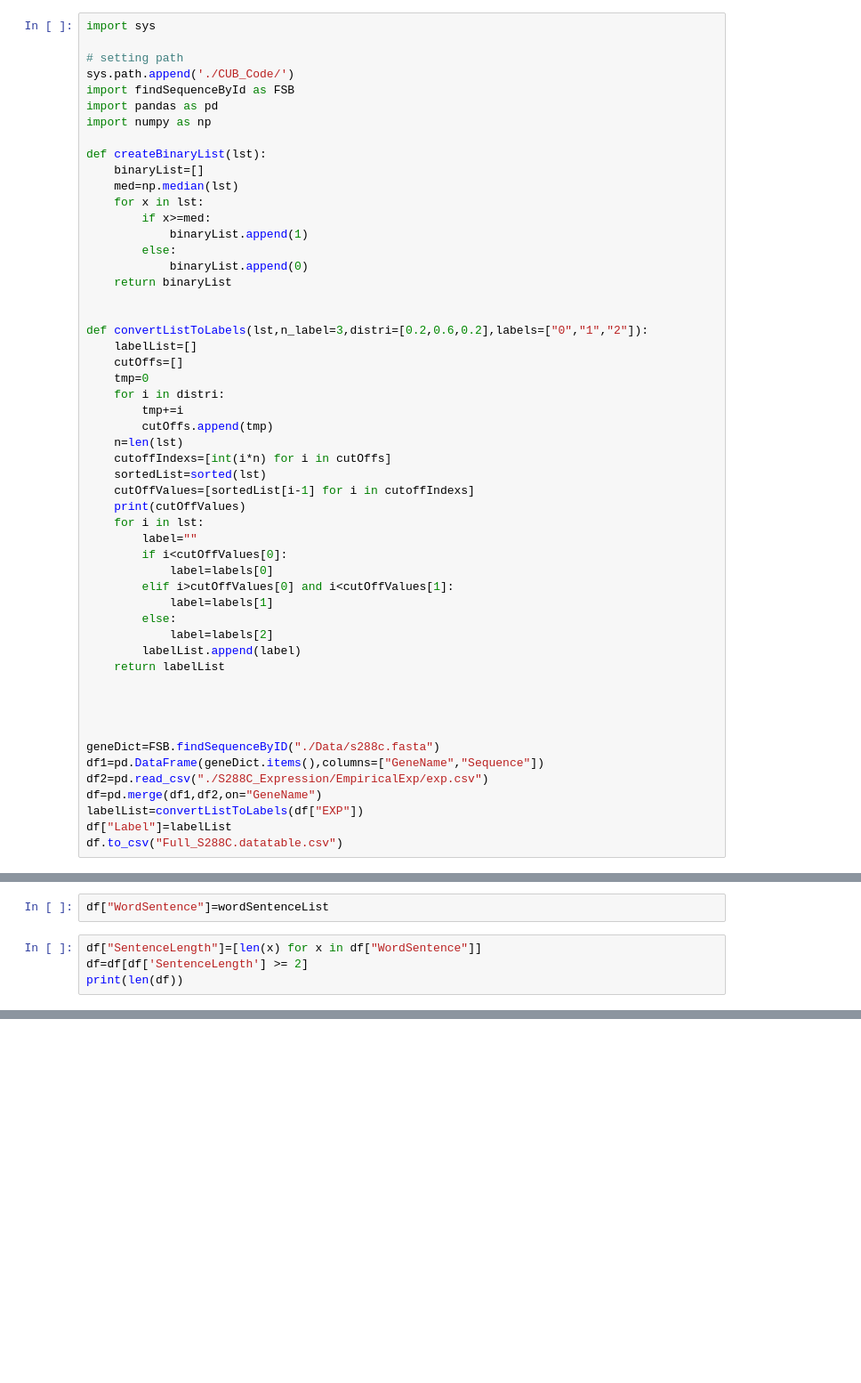
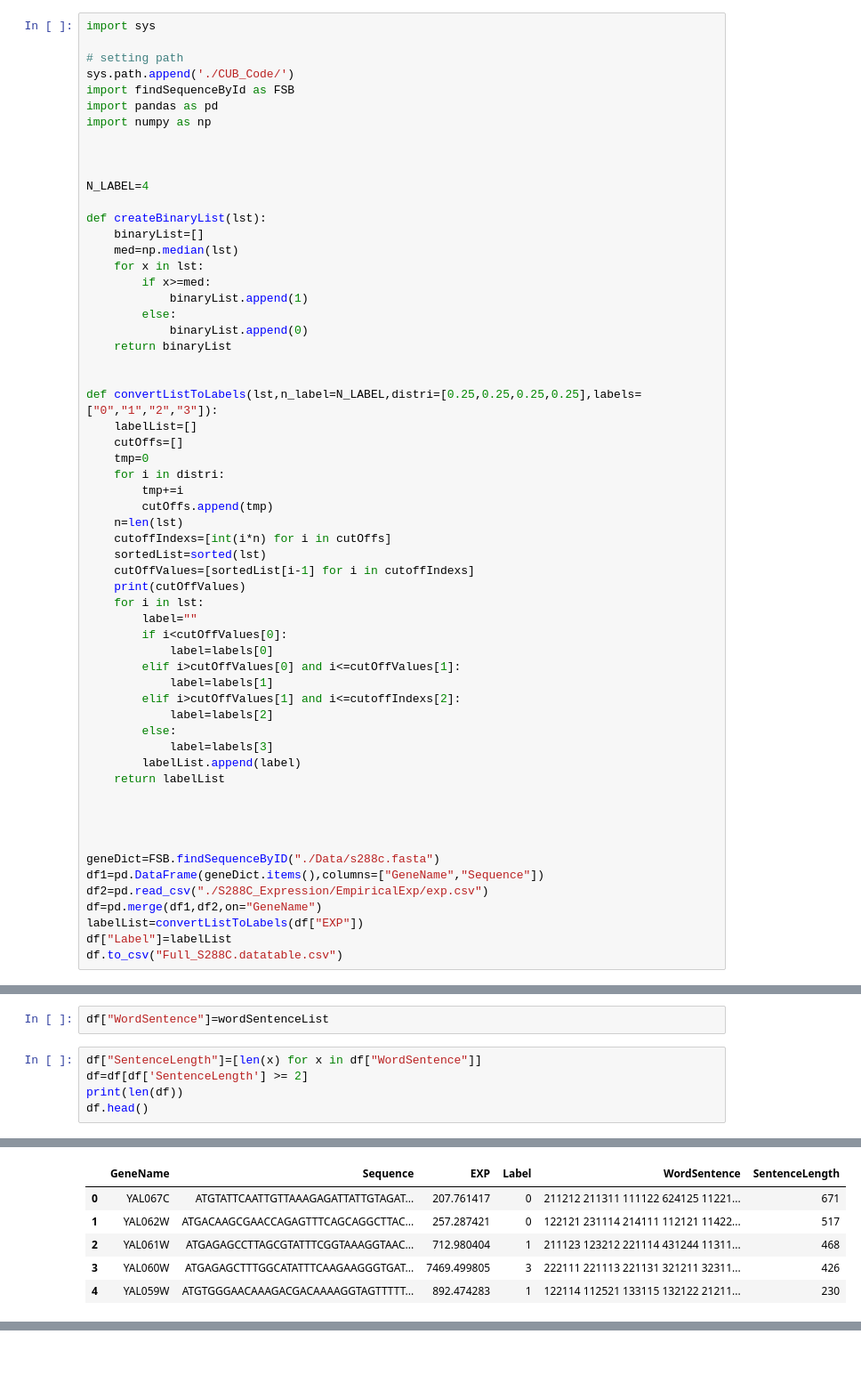
Before and after one commit to luzhixiu/CodonBert, a Jupyter notebook: Create_Yeast_CDS_Expression_Level_Dataset.ipynb, the cells around one changed output, grey strips where cells are left out. Shown: that part at 89% size. Cells and saved outputs as stored; diff of their text form; blank space fills up the shorter version.

```diff
--- a/Create_Yeast_CDS_Expression_Level_Dataset.ipynb
+++ b/Create_Yeast_CDS_Expression_Level_Dataset.ipynb
@@ -11,6 +11,10 @@ sys.path.append('./CUB_Code/')
 import findSequenceById as FSB
 import pandas as pd
 import numpy as np
+
+
+
+N_LABEL=4
 
 def createBinaryList(lst):
     binaryList=[]
@@ -23,7 +27,7 @@ def createBinaryList(lst):
     return binaryList
 
 
-def convertListToLabels(lst,n_label=3,distri=[0.2,0.6,0.2],labels=["0","1","2"]):
+def convertListToLabels(lst,n_label=N_LABEL,distri=[0.25,0.25,0.25,0.25],labels=["0","1","2","3"]):
     labelList=[]
     cutOffs=[]
     tmp=0
@@ -39,10 +43,12 @@ def convertListToLabels(lst,n_label=3,distri=[0.2,0.6,0.2],labels=["0","1","2"])
         label=""
         if i<cutOffValues[0]:
             label=labels[0]
-        elif i>cutOffValues[0] and i<cutOffValues[1]:
+        elif i>cutOffValues[0] and i<=cutOffValues[1]:
             label=labels[1]
+        elif i>cutOffValues[1] and i<=cutoffIndexs[2]:
+            label=labels[2]
         else:
-            label=labels[2]
+            label=labels[3]
         labelList.append(label)
     return labelList
 
@@ -203,6 +209,13 @@ df["WordSentence"]=wordSentenceList
 # %%
 df["SentenceLength"]=[len(x) for x in df["WordSentence"]]
 df=df[df['SentenceLength'] >= 2]
 print(len(df))
+df.head()
 # %% [output]
 4567
+|  | GeneName | Sequence | EXP | Label | WordSentence | SentenceLength |
+| 0 | YAL067C | ATGTATTCAATTGTTAAAGAGATTATTGTAGAT... | 207.761417 | 0 | 211212 211311 111122 624125 11221... | 671 |
+| 1 | YAL062W | ATGACAAGCGAACCAGAGTTTCAGCAGGCTTAC... | 257.287421 | 0 | 122121 231114 214111 112121 11422... | 517 |
+| 2 | YAL061W | ATGAGAGCCTTAGCGTATTTCGGTAAAGGTAAC... | 712.980404 | 1 | 211123 123212 221114 431244 11311... | 468 |
+| 3 | YAL060W | ATGAGAGCTTTGGCATATTTCAAGAAGGGTGAT... | 7469.499805 | 3 | 222111 221113 221131 321211 32311... | 426 |
+| 4 | YAL059W | ATGTGGGAACAAAGACGACAAAAGGTAGTTTTT... | 892.474283 | 1 | 122114 112521 133115 132122 21211... | 230 |
```
Also changed, not shown: parts of 5 cells of this notebook, 13 other files.
